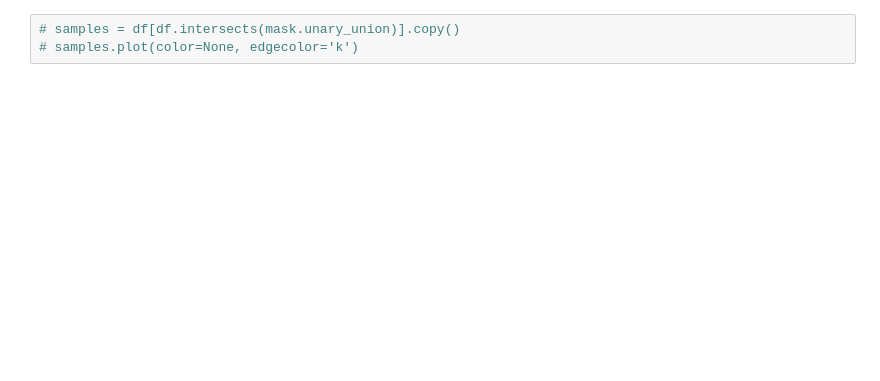
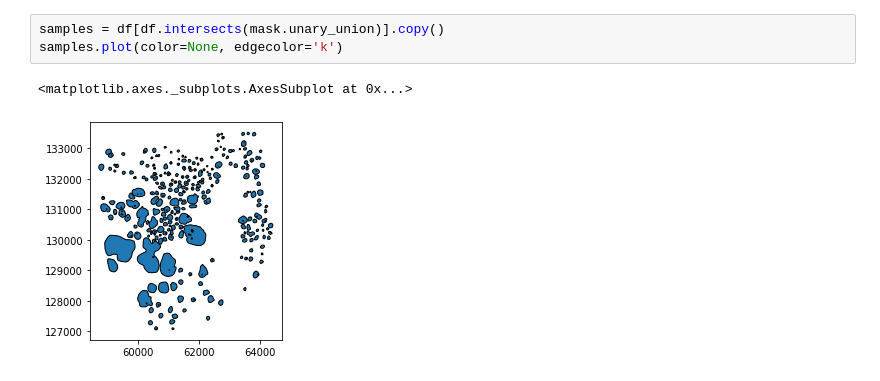
Before and after one commit to SalimFares4/Image-Segmentation, a Jupyter notebook: Code/Visualization/Processing digital elevation data for deep learning using Keras Spatial.ipynb, the cells around one changed output. Cells and saved outputs as stored; diff of their text form; blank space fills up the shorter version.

```diff
--- a/Code/Visualization/Processing digital elevation data for deep learning using Keras Spatial.ipynb
+++ b/Code/Visualization/Processing digital elevation data for deep learning using Keras Spatial.ipynb
@@ -57,4 +79,7 @@ show(labels.src)
 # %%
-# samples = df[df.intersects(mask.unary_union)].copy()
-# samples.plot(color=None, edgecolor='k')
+samples = df[df.intersects(mask.unary_union)].copy()
+samples.plot(color=None, edgecolor='k')
+# %% [output]
+<matplotlib.axes._subplots.AxesSubplot at 0x...>
+[figure, added]
 # %%
```
Also changed, not shown: parts of 14 cells of this notebook.
